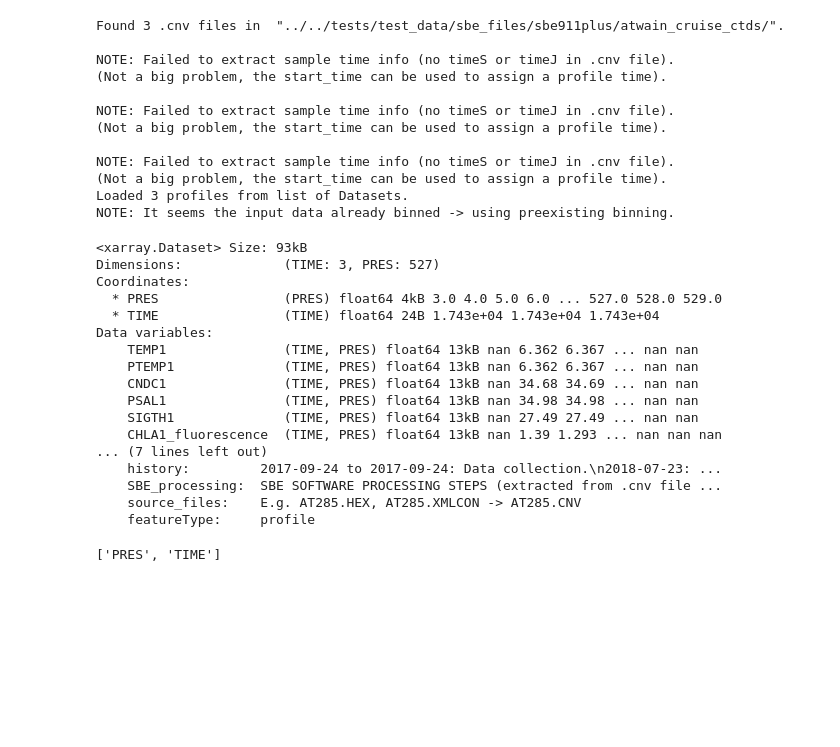
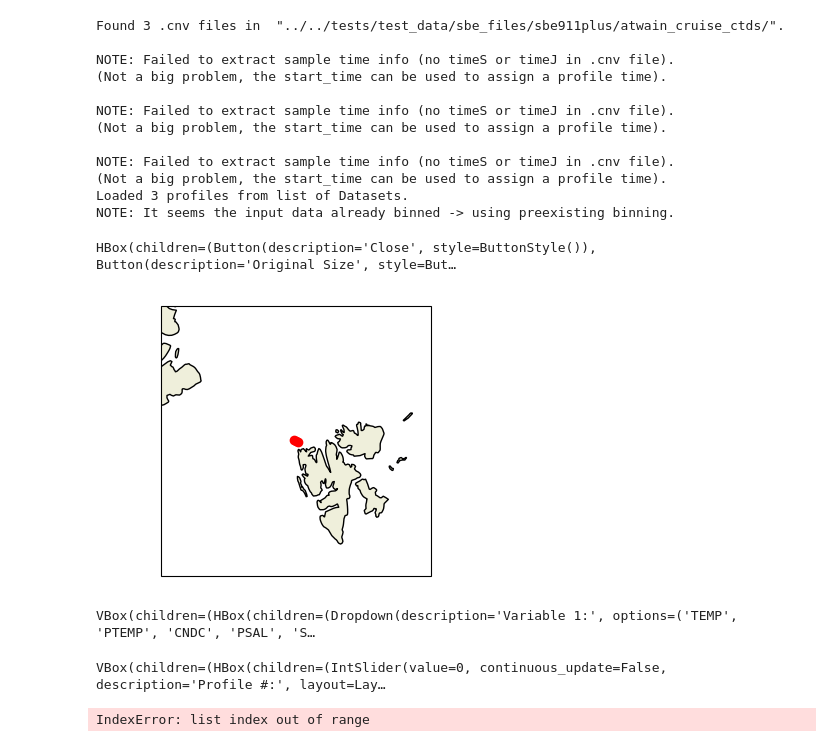
Before and after one commit to NPIOcean/kval, a Jupyter notebook: development/example_notebooks/Test case - ATWAIN cnvs.ipynb, the cells around one changed output. Cells and saved outputs as stored; diff of their text form; code cells hidden in the pictures; blank space fills up the shorter version.

```diff
--- a/development/example_notebooks/Test case - ATWAIN cnvs.ipynb
+++ b/development/example_notebooks/Test case - ATWAIN cnvs.ipynb
@@ -4,0 +7,2 @@ from kval.data import ctd
+# %%
+use_interactive = True
@@ -20,26 +26,25 @@ NOTE: Failed to extract sample time info (no timeS or timeJ in .cnv file).
 Loaded 3 profiles from list of Datasets.
 NOTE: It seems the input data already binned -> using preexisting binning.
 # %%
-ds
+ds = ctd.metadata_auto(ds, NPI=True)
-# %% [output]
-<xarray.Dataset> Size: 93kB
-Dimensions:             (TIME: 3, PRES: 527)
-Coordinates:
-  * PRES                (PRES) float64 4kB 3.0 4.0 5.0 6.0 ... 527.0 528.0 529.0
-  * TIME                (TIME) float64 24B 1.743e+04 1.743e+04 1.743e+04
-Data variables:
-    TEMP1               (TIME, PRES) float64 13kB nan 6.362 6.367 ... nan nan
-    PTEMP1              (TIME, PRES) float64 13kB nan 6.362 6.367 ... nan nan
-    CNDC1               (TIME, PRES) float64 13kB nan 34.68 34.69 ... nan nan
-    PSAL1               (TIME, PRES) float64 13kB nan 34.98 34.98 ... nan nan
-    SIGTH1              (TIME, PRES) float64 13kB nan 27.49 27.49 ... nan nan
-    CHLA1_fluorescence  (TIME, PRES) float64 13kB nan 1.39 1.293 ... nan nan nan
-... (7 lines left out)
-    history:         2017-09-24 to 2017-09-24: Data collection.\n2018-07-23: ...
-    SBE_processing:  SBE SOFTWARE PROCESSING STEPS (extracted from .cnv file ...
-    source_files:    E.g. AT285.HEX, AT285.XMLCON -> AT285.CNV
-    featureType:     profile
 # %%
-list(ds.coords)
+if use_interactive:
+    ctd.map(ds)
 # %% [output]
-['PRES', 'TIME']
+HBox(children=(Button(description='Close', style=ButtonStyle()), Button(description='Original Size', style=But…
+[figure, added]
+# %%
+if use_interactive:
+    ctd.contour(ds)
+# %% [output]
+VBox(children=(HBox(children=(Dropdown(description='Variable 1:', options=('TEMP', 'PTEMP', 'CNDC', 'PSAL', 'S…
+# %%
+if use_interactive:
+    ctd.inspect_profiles(ds)
+# %% [output]
+VBox(children=(HBox(children=(IntSlider(value=0, continuous_update=False, description='Profile #:', layout=Lay…
+# %%
+if use_interactive:
+    ctd.inspect_dual_sensors(ds)
+# %% [output]
+IndexError: list index out of range
```
Also changed, not shown: parts of 4 cells of this notebook, 5 other files.
